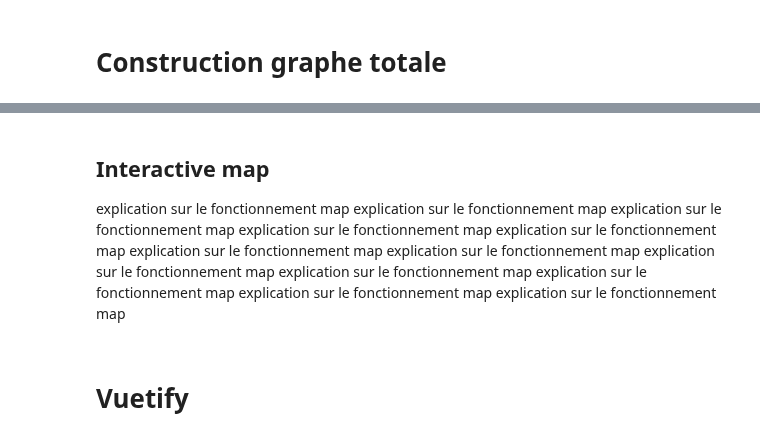
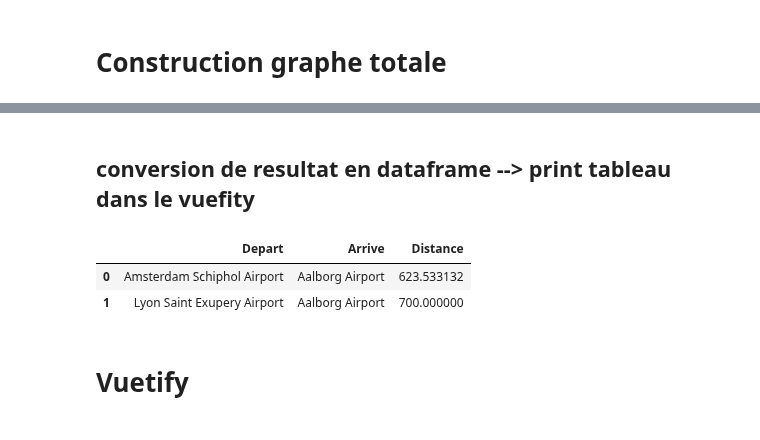
Before and after one commit to annevogel13/lifradaravion, a Jupyter notebook: NotebooksAnne/voila-dashboard/finaldashboard.ipynb, the cells around one changed output, grey strips where cells are left out. Cells and saved outputs as stored; diff of their text form; code cells hidden in the pictures.

```diff
--- a/NotebooksAnne/voila-dashboard/finaldashboard.ipynb
+++ b/NotebooksAnne/voila-dashboard/finaldashboard.ipynb
@@ -770,11 +744,0 @@ def response_widget(nom1, nom2, nombre):
-# %% [markdown]
-<div>
-    <h2> Interactive map </h2>
-    <p>
-        explication sur le fonctionnement map explication sur le fonctionnement map explication sur le fonctionnement map
-        explication sur le fonctionnement map explication sur le fonctionnement map explication sur le fonctionnement map
-        explication sur le fonctionnement map explication sur le fonctionnement map explication sur le fonctionnement map
-        explication sur le fonctionnement map explication sur le fonctionnement map explication sur le fonctionnement map
-    </p>
-
-</div>
@@ -783,3 +745,19 @@ import ipyvuetify as v
+# %% [markdown]
+## conversion de resultat en dataframe --> print tableau dans le vuefity
+# %%
+test = {0: {'distance': 623.5331324194632, 'path': ['AMS', 'AAL']}, 1 : {'distance': 700, 'path': ['LYS', 'AAL']}}
+
+dataFrameOutPut = pd.DataFrame(columns = ['Depart', 'Arrive', 'Distance'])
+
+for item in test.items() :
+    item = item[1]
+    dataFrameOutPut.loc[len(dataFrameOutPut.index)] = [dict_aeroports[item['path'][0]]['Name'], dict_aeroports[item['path'][1]]['Name'], item['distance']]
+
+dataFrameOutPut
+# %% [output]
+|  | Depart | Arrive | Distance |
+| 0 | Amsterdam Schiphol Airport | Aalborg Airport | 623.533132 |
+| 1 | Lyon Saint Exupery Airport | Aalborg Airport | 700.000000 |
 # %% [markdown]
 # Vuetify
 # %%
```
Also changed, not shown: parts of 22 cells of this notebook.
